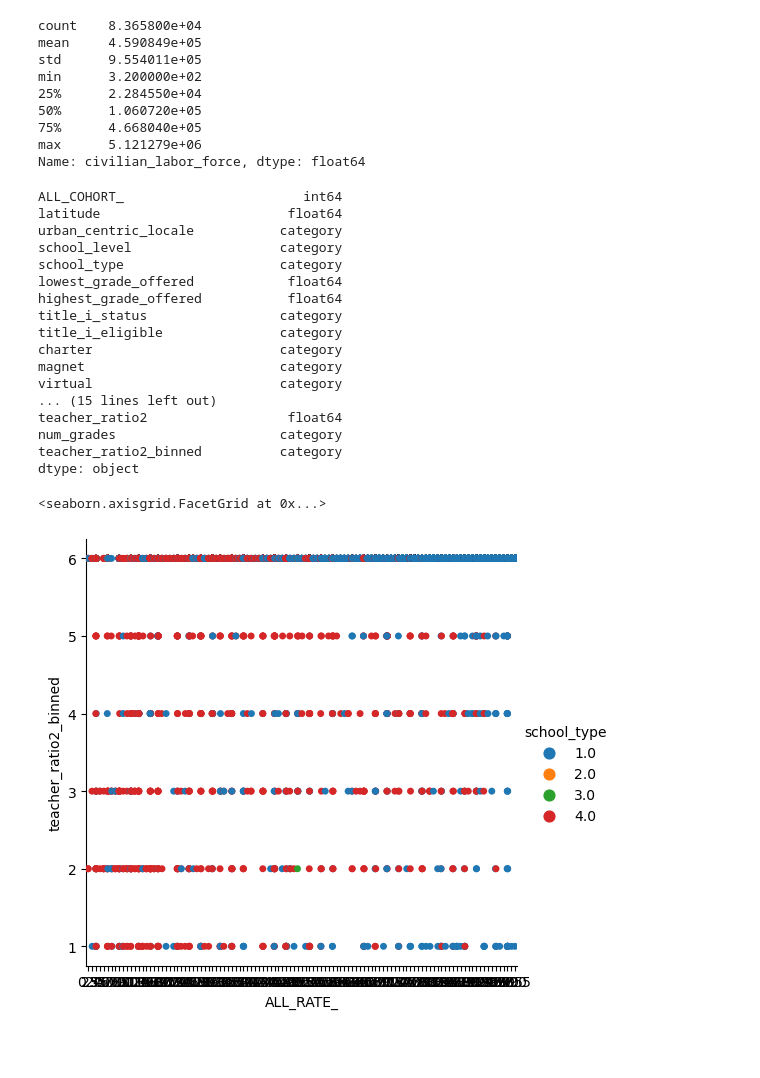
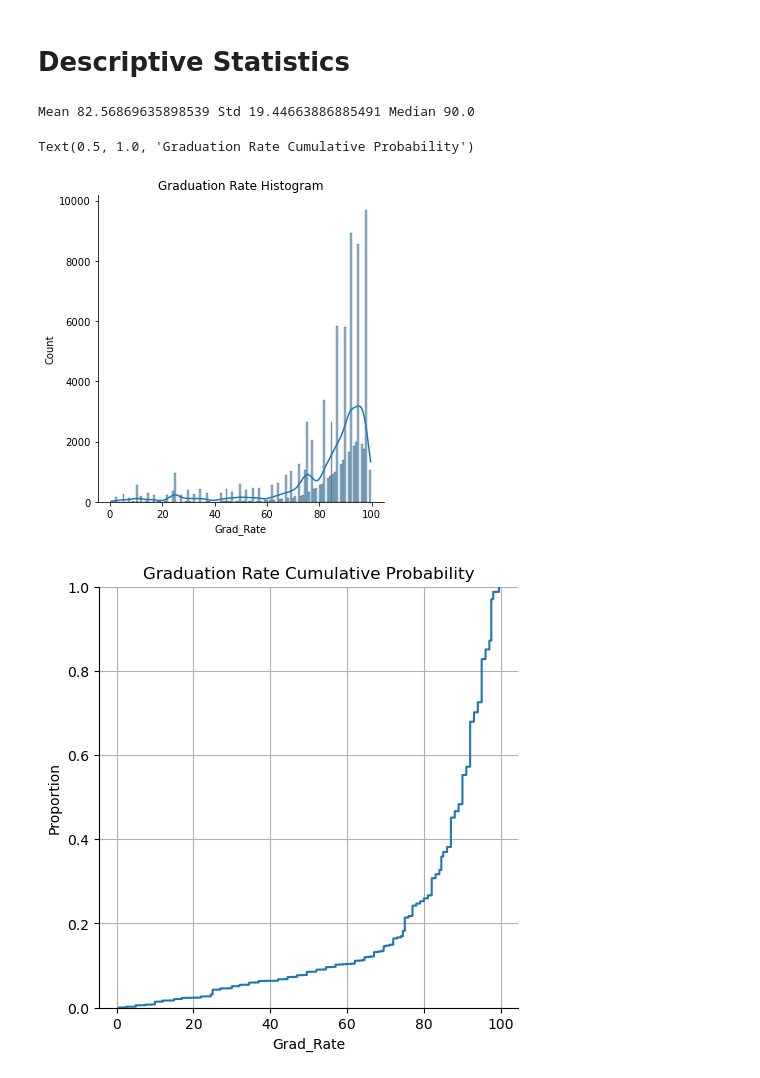
Before and after one commit to georgetown-analytics/student-outcomes, a Jupyter notebook: notebooks/eda.ipynb, the cells around one changed output. Saved outputs shown, nothing was run; the diff lists cells and outputs as text; code cells hidden in the pictures; blank space fills up the shorter version.

```diff
--- a/notebooks/eda.ipynb
+++ b/notebooks/eda.ipynb
@@ -309,12 +47,0 @@ memory usage: 24.3+ MB
-# %%
-dfB.civilian_labor_force.describe()
-# %% [output]
-count    8.365800e+04
-mean     4.590849e+05
-std      9.554011e+05
-min      3.200000e+02
-25%      2.284550e+04
-50%      1.060720e+05
-75%      4.668040e+05
-max      5.121279e+06
-Name: civilian_labor_force, dtype: float64
@@ -324,45 +48,18 @@ dfB.to_csv('../data/mergeB_for_modeling.csv',index=False)
-# %%
-# Make some plots of categorical variables
-X = dfB.copy()
-X.drop(["STNAM", "LEANM", "NCESSCH", "SCHNAM", "school_name", "zip_mailing",
-       "LEAID", "zip_location", "county_code", "FIPST", "area_name", "Year"], inplace=True, axis=1)
-
-# Create new features
-X["teacher_ratio1"] = X.teachers_fte / X.enrollment
-X["teacher_ratio2"] = X.teachers_fte / X.ALL_COHORT_
-X["num_grades"] = X.highest_grade_offered - X.lowest_grade_offered
-X['teacher_ratio2_binned'] = np.digitize(x=X['teacher_ratio2'],bins=np.percentile(X['teacher_ratio2'],[0,0.20,0.40,.60,0.8,1.0]))
-# Tag categoricals so that they can be treated properly by the modeling packages
-numeric_cols = ["Rla_Pct_Part", "Math_Pct_Part", "enrollment", "free_lunch", "reduced_price_lunch", "free_or_reduced_price_lunch",
-                "teachers_fte", "lowest_grade_offered", "highest_grade_offered", "latitude", "ALL_COHORT_", "civilian_labor_force", "unemployment_rate", "teacher_ratio1", "teacher_ratio2"]
-for col in numeric_cols:
-    assert col in X.columns
-categoricals = list(set(X.columns.tolist()) - set(numeric_cols))
-
-# Convert categoricals to the pandas type 'category'
-for col in categoricals:
-    X[col] = X[col].astype("category")
-X.dtypes
-# %% [output]
-ALL_COHORT_                       int64
-latitude                        float64
-urban_centric_locale           category
-school_level                   category
-school_type                    category
-lowest_grade_offered            float64
-highest_grade_offered           float64
-title_i_status                 category
-title_i_eligible               category
-charter                        category
-magnet                         category
-virtual                        category
-... (15 lines left out)
-teacher_ratio2                  float64
-num_grades                     category
-teacher_ratio2_binned          category
-dtype: object
-# %%
-sns.catplot(x='ALL_RATE_',y='teacher_ratio2_binned',hue='school_type', data=X[['school_type','ALL_RATE_','teacher_ratio2_binned']])
-# %% [output]
-<seaborn.axisgrid.FacetGrid at 0x...>
-[figure, removed]
+# %% [markdown]
+# Descriptive Statistics
+# %%
+mean = df.Grad_Rate.describe()[1]
+std = df.Grad_Rate.describe()[2]
+median = df.Grad_Rate.describe()[5]
+print("Mean", mean, "Std", std, "Median", median)
+sns.color_palette("tab10")
+sns.displot(df.Grad_Rate, kde=True)
+plt.title("Graduation Rate Histogram")
+sns.displot(df.Grad_Rate, kind='ecdf')
+plt.grid(visible=True)
+plt.title("Graduation Rate Cumulative Probability")
+# %% [output]
+Mean 82.56869635898539 Std 19.44663886885491 Median 90.0
+Text(0.5, 1.0, 'Graduation Rate Cumulative Probability')
+[figure, added]
+[figure, added]
```
Also changed, not shown: parts of 70 cells of this notebook, 16 other files.
